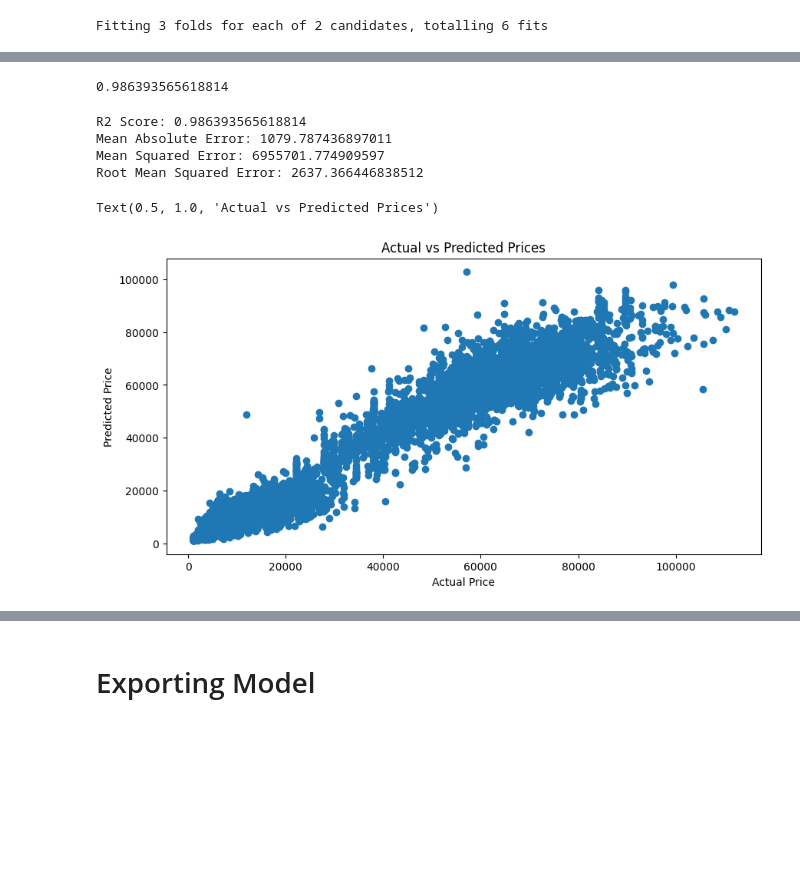
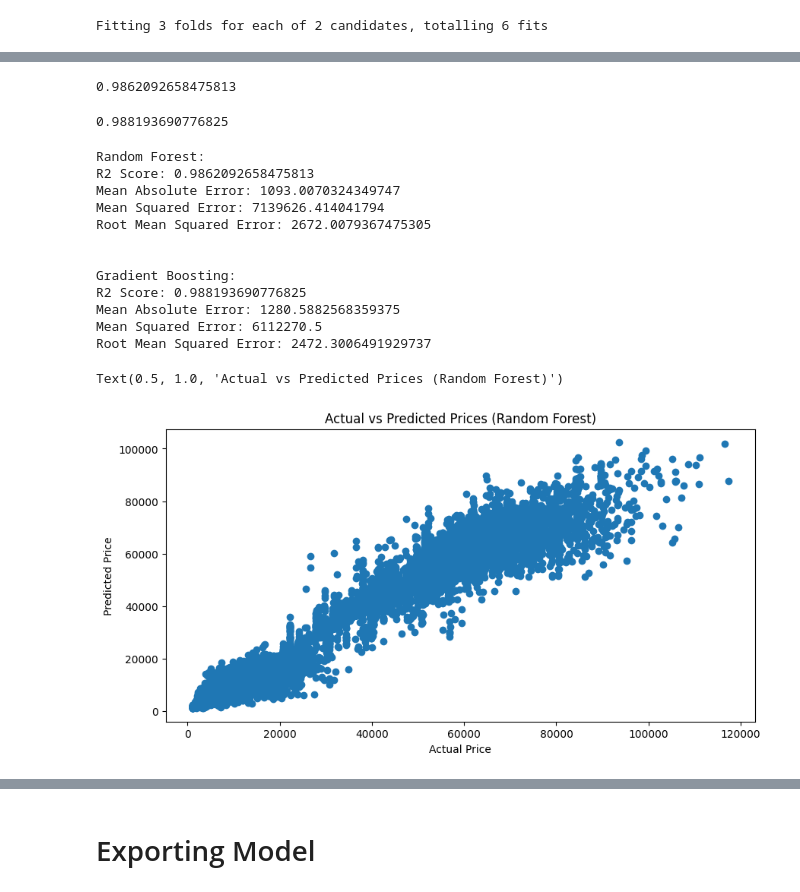
Before and after one commit to AllenL8921/Flight-Fare-Prediction-Model, a Jupyter notebook: main.ipynb, the cells around one changed output, grey strips where cells are left out. Drawn from its saved outputs; the diff is of its cells as text; code cells hidden in the pictures; blank space fills up the shorter version.

```diff
--- a/main.ipynb
+++ b/main.ipynb
@@ -126,0 +132,3 @@ X_train, X_test, y_train, y_test = train_test_split(X, y, test_size=0.2)
+# %%
+linear_reg = LinearRegression()
+linear_reg.fit(X_train, y_train)
@@ -127,6 +139,6 @@ X_train, X_test, y_train, y_test = train_test_split(X, y, test_size=0.2)
 # %%
-reg = RandomForestRegressor(n_jobs=-1);
+random_forest_reg = RandomForestRegressor(n_jobs=-1);
 
-reg.fit(X_train, y_train)
+random_forest_reg.fit(X_train, y_train)
 # %% [output]
 RandomForestRegressor(n_jobs=-1)
@@ -132,0 +147,12 @@ RandomForestRegressor(n_jobs=-1)
+# %%
+xgb_reg = xgb.XGBRegressor(
+    objective="reg:squarederror",
+    n_estimators=100,
+    learning_rate=0.1,
+    max_depth=6,
+    subsample=0.8,
+    colsample_bytree=0.8,
+    random_state=42,
+)
+
+xgb_reg.fit(X_train, y_train)
@@ -249,30 +387,52 @@ Fitting 3 folds for each of 2 candidates, totalling 6 fits
 # %%
 best_regressor.score(X_test, y_test)
 # %% [output]
-0.986393565618814
+0.9862092658475813
+# %%
+best_xgb.score(X_test, y_test)
+# %% [output]
+0.988193690776825
 # %%
 import math
 from sklearn.metrics import mean_absolute_error, mean_squared_error, r2_score
 
 y_pred = best_regressor.predict(X_test)
+xgb_y_pred = best_xgb.predict(X_test)
 
+print("Random Forest: ")
 print(f"R2 Score: {r2_score(y_test, y_pred)}")
 print(f"Mean Absolute Error: {mean_absolute_error(y_test, y_pred)}")
 print(f"Mean Squared Error: {mean_squared_error(y_test, y_pred)}")
 print(f"Root Mean Squared Error: {math.sqrt(mean_squared_error(y_test, y_pred))}")
+
+print("\n")
+
+print("Gradient Boosting: ")
+print(f"R2 Score: {r2_score(y_test, xgb_y_pred)}")
+print(f"Mean Absolute Error: {mean_absolute_error(y_test, xgb_y_pred)}")
+print(f"Mean Squared Error: {mean_squared_error(y_test, xgb_y_pred)}")
+print(f"Root Mean Squared Error: {math.sqrt(mean_squared_error(y_test, xgb_y_pred))}")
 # %% [output]
-R2 Score: 0.986393565618814
-Mean Absolute Error: 1079.787436897011
-Mean Squared Error: 6955701.774909597
-Root Mean Squared Error: 2637.366446838512
+Random Forest:
+R2 Score: 0.9862092658475813
+Mean Absolute Error: 1093.0070324349747
+Mean Squared Error: 7139626.414041794
+Root Mean Squared Error: 2672.0079367475305
+
+
+Gradient Boosting:
+R2 Score: 0.988193690776825
+Mean Absolute Error: 1280.5882568359375
+Mean Squared Error: 6112270.5
+Root Mean Squared Error: 2472.3006491929737
 # %%
 import matplotlib.pyplot as plt
 
 plt.figure(figsize=(10, 5))
 plt.scatter(y_test, y_pred)
 plt.xlabel("Actual Price")
 plt.ylabel("Predicted Price")
-plt.title("Actual vs Predicted Prices")
+plt.title("Actual vs Predicted Prices (Random Forest)")
 # %% [output]
-Text(0.5, 1.0, 'Actual vs Predicted Prices')
+Text(0.5, 1.0, 'Actual vs Predicted Prices (Random Forest)')
-[figure, old version]
+[figure, new version]
```
Also changed, not shown: parts of 28 cells of this notebook, 1 other file.
